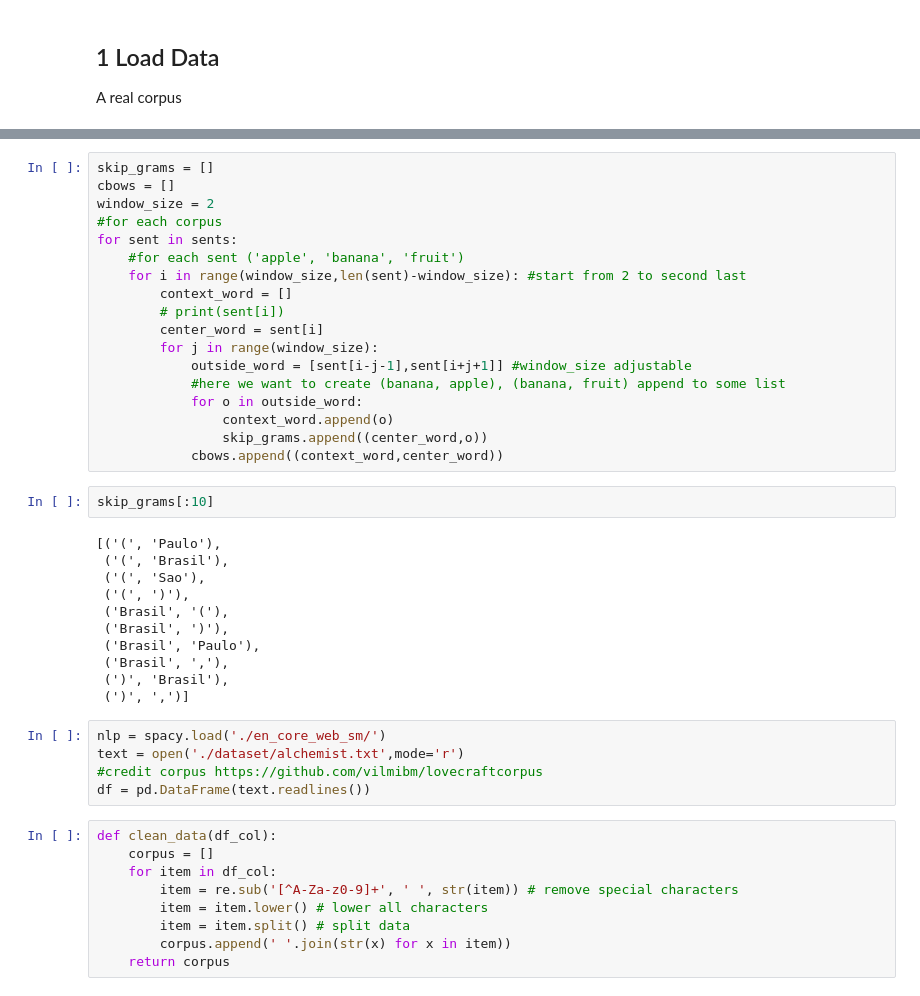
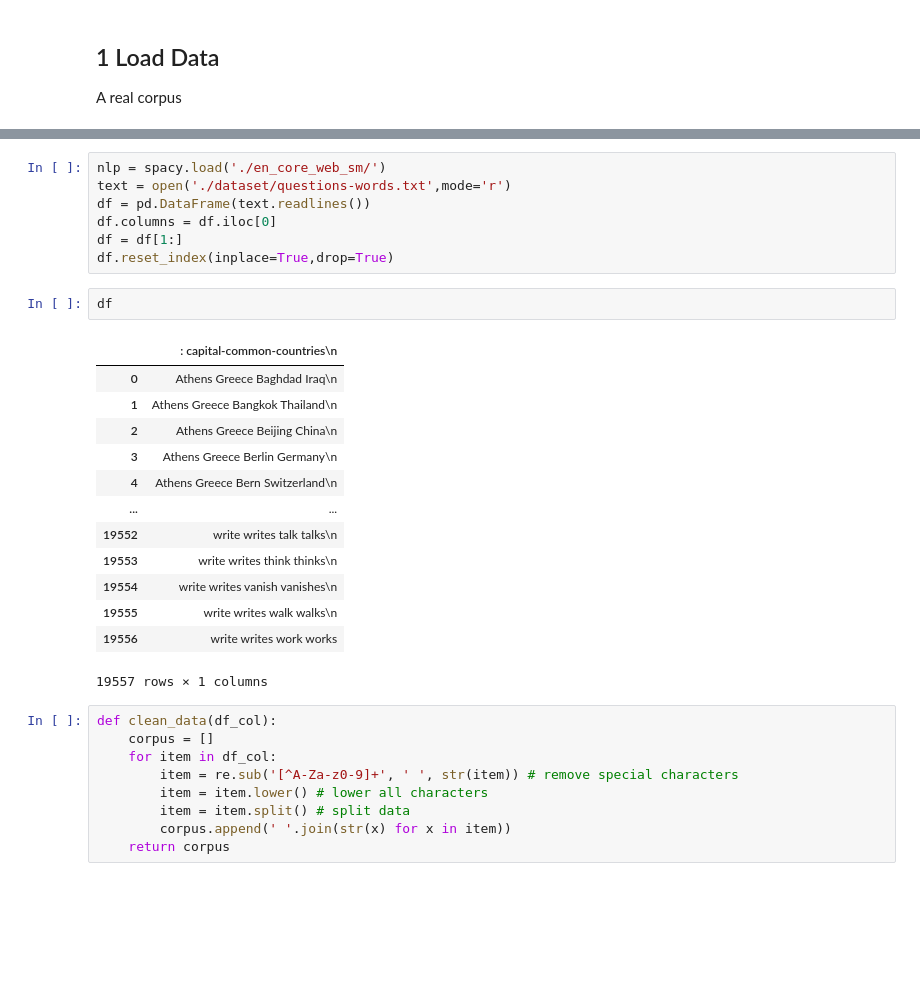
Before and after one commit to guntsvzz/DSAI-AIT, a Jupyter notebook: Course/Natural Language Understanding/Assignment/02 - GloVe.ipynb, the cells around one changed output, grey strips where cells are left out. Drawn from its saved outputs; the diff is of its cells as text; blank space fills up the shorter version.

```diff
--- a/Course/Natural Language Understanding/Assignment/02 - GloVe.ipynb
+++ b/Course/Natural Language Understanding/Assignment/02 - GloVe.ipynb
@@ -59,39 +29,26 @@ index2word = {v:k for k,v in word2index.items()}
-# %%
-skip_grams = []
-cbows = []
-window_size = 2
-#for each corpus
-for sent in sents:
-    #for each sent ('apple', 'banana', 'fruit')
-    for i in range(window_size,len(sent)-window_size): #start from 2 to second last
-        context_word = []
-        # print(sent[i])
-        center_word = sent[i]
-        for j in range(window_size):
-            outside_word = [sent[i-j-1],sent[i+j+1]] #window_size adjustable
-            #here we want to create (banana, apple), (banana, fruit) append to some list
-            for o in outside_word:
-                context_word.append(o)
-                skip_grams.append((center_word,o))
-            cbows.append((context_word,center_word))
-# %%
-skip_grams[:10]
-# %% [output]
-[('(', 'Paulo'),
- ('(', 'Brasil'),
- ('(', 'Sao'),
- ('(', ')'),
- ('Brasil', '('),
- ('Brasil', ')'),
- ('Brasil', 'Paulo'),
- ('Brasil', ','),
- (')', 'Brasil'),
- (')', ',')]
 # %%
 nlp = spacy.load('./en_core_web_sm/')
-text = open('./dataset/alchemist.txt',mode='r')
-#credit corpus https://github.com/vilmibm/lovecraftcorpus
+text = open('./dataset/questions-words.txt',mode='r')
 df = pd.DataFrame(text.readlines())
+df.columns = df.iloc[0]
+df = df[1:]
+df.reset_index(inplace=True,drop=True)
+# %%
+df
+# %% [output]
+|  | : capital-common-countries\n |
+| 0 | Athens Greece Baghdad Iraq\n |
+| 1 | Athens Greece Bangkok Thailand\n |
+| 2 | Athens Greece Beijing China\n |
+| 3 | Athens Greece Berlin Germany\n |
+| 4 | Athens Greece Bern Switzerland\n |
+| ... | ... |
+| 19552 | write writes talk talks\n |
+| 19553 | write writes think thinks\n |
+| 19554 | write writes vanish vanishes\n |
+| 19555 | write writes walk walks\n |
+| 19556 | write writes work works |
+19557 rows × 1 columns
 # %%
 def clean_data(df_col):
     corpus = []
```
Also changed, not shown: parts of 13 cells of this notebook, 10 other files.
